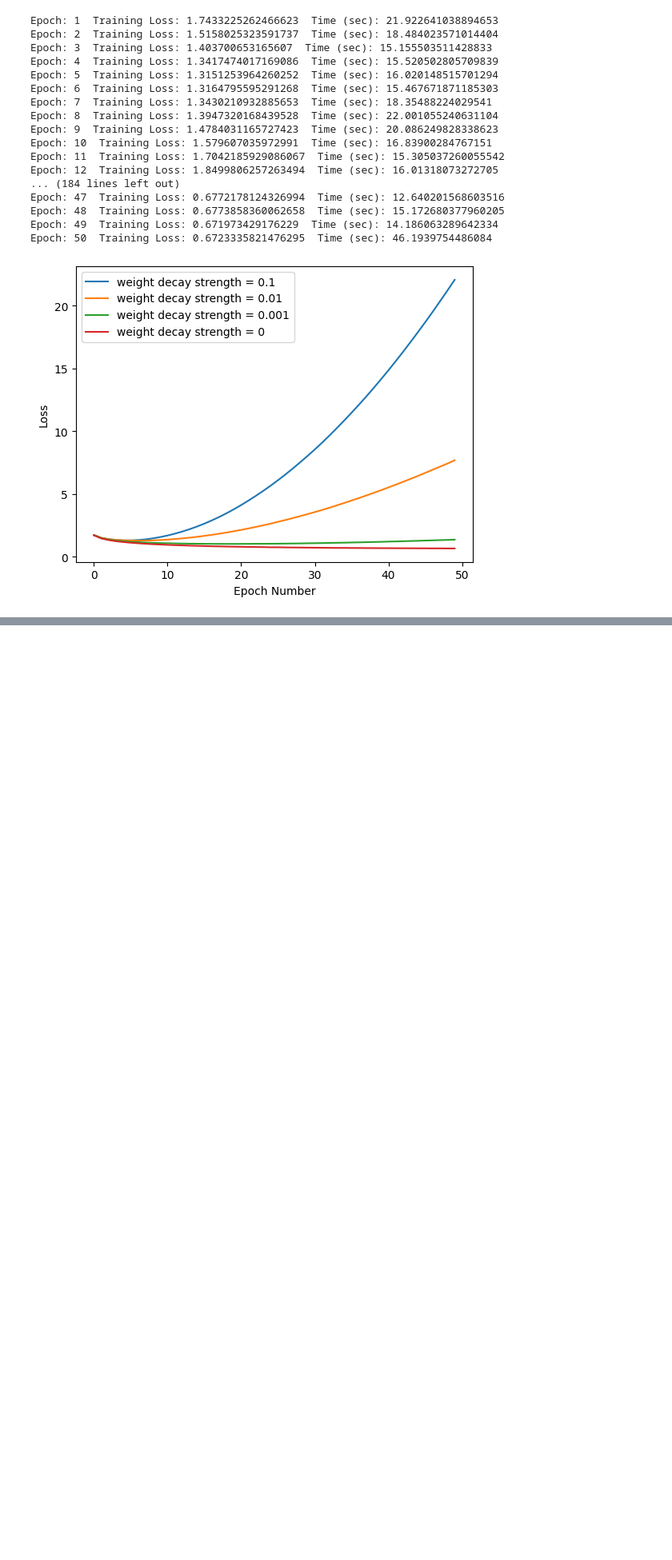
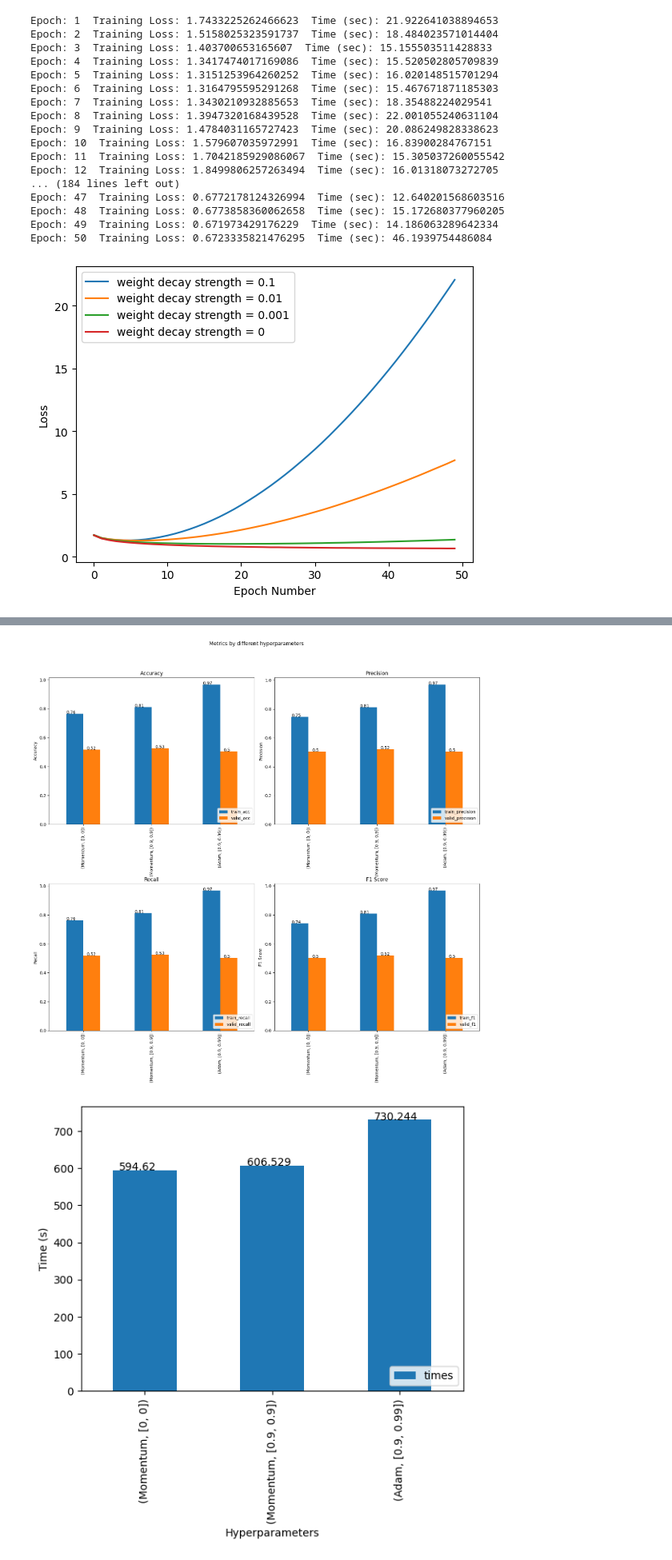
Before and after one commit to Yvnminc/Deep-Neural-Network-Components-Analysis, a Jupyter notebook: Experiment-Dropout-Optimiser-Regularizer.ipynb, the cells around one changed output, grey strips where cells are left out. Shown at 80% size. Saved outputs shown, nothing was run; the diff lists cells and outputs as text; code cells hidden in the pictures; blank space fills up the shorter version.

```diff
--- a/Experiment-Dropout-Optimiser-Regularizer.ipynb
+++ b/Experiment-Dropout-Optimiser-Regularizer.ipynb
@@ -292,0 +314,9 @@ plt.show()
+# %%
+from algorithms import Evals
+
+
+optimiser_option = [("Momentum",[0,0]),("Momentum",[0.9,0.9]),("Adam",[0.9,0.99])]
+
+eval_dict = Evals.set_exp(exps= optimiser_option, exp_name= 'optimiser')
+eval_df = Evals.run_exp(exp_dict= eval_dict, epochs= 50)
+# %% [output]
@@ -292,0 +340,2 @@ plt.show()
+[figure, added]
+[figure, added]
```
Also changed, not shown: parts of 5 cells of this notebook, 11 other files.
